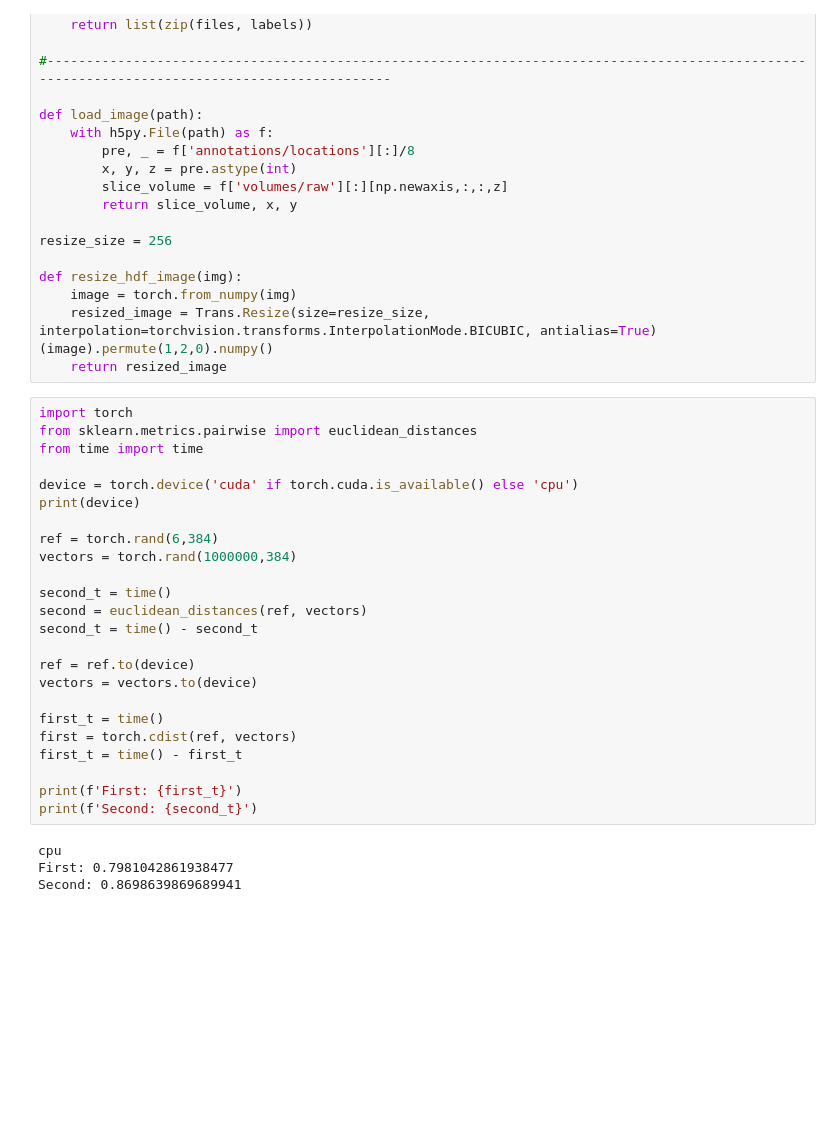
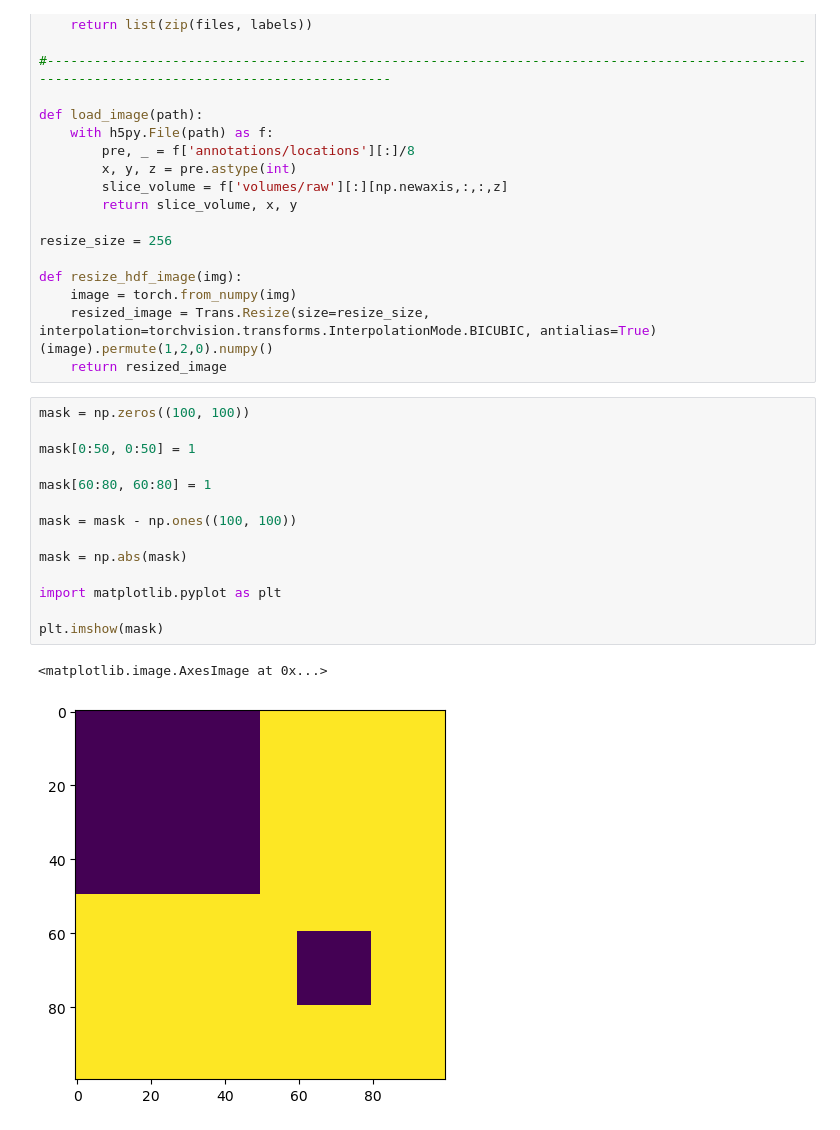
Before and after one commit to TomW000/DINOPsd, a Jupyter notebook: src/classification_pipeline.ipynb, the cells around one changed output. Saved outputs shown, nothing was run; the diff lists cells and outputs as text; blank space fills up the shorter version.

```diff
--- a/src/classification_pipeline.ipynb
+++ b/src/classification_pipeline.ipynb
@@ -615,31 +617,20 @@ def resize_hdf_image(img):
     image = torch.from_numpy(img)
     resized_image = Trans.Resize(size=resize_size, interpolation=torchvision.transforms.InterpolationMode.BICUBIC, antialias=True)(image).permute(1,2,0).numpy()
     return resized_image
-# %%
-import torch
-from sklearn.metrics.pairwise import euclidean_distances
-from time import time
-
-device = torch.device('cuda' if torch.cuda.is_available() else 'cpu')
-print(device)
-
-ref = torch.rand(6,384)
-vectors = torch.rand(1000000,384)
-
-second_t = time()
-second = euclidean_distances(ref, vectors)
-second_t = time() - second_t
-
-ref = ref.to(device)
-vectors = vectors.to(device)
-
-first_t = time()
-first = torch.cdist(ref, vectors)
-first_t = time() - first_t
-
-print(f'First: {first_t}')
-print(f'Second: {second_t}')
-# %% [output]
-cpu
-First: 0.7981042861938477
-Second: 0.8698639869689941
+# %%
+mask = np.zeros((100, 100))
+
+mask[0:50, 0:50] = 1
+
+mask[60:80, 60:80] = 1
+
+mask = mask - np.ones((100, 100))
+
+mask = np.abs(mask)
+
+import matplotlib.pyplot as plt
+
+plt.imshow(mask)
+# %% [output]
+<matplotlib.image.AxesImage at 0x...>
+[figure, added]
```
Also changed, not shown: parts of 10 cells of this notebook, 15 other files.
